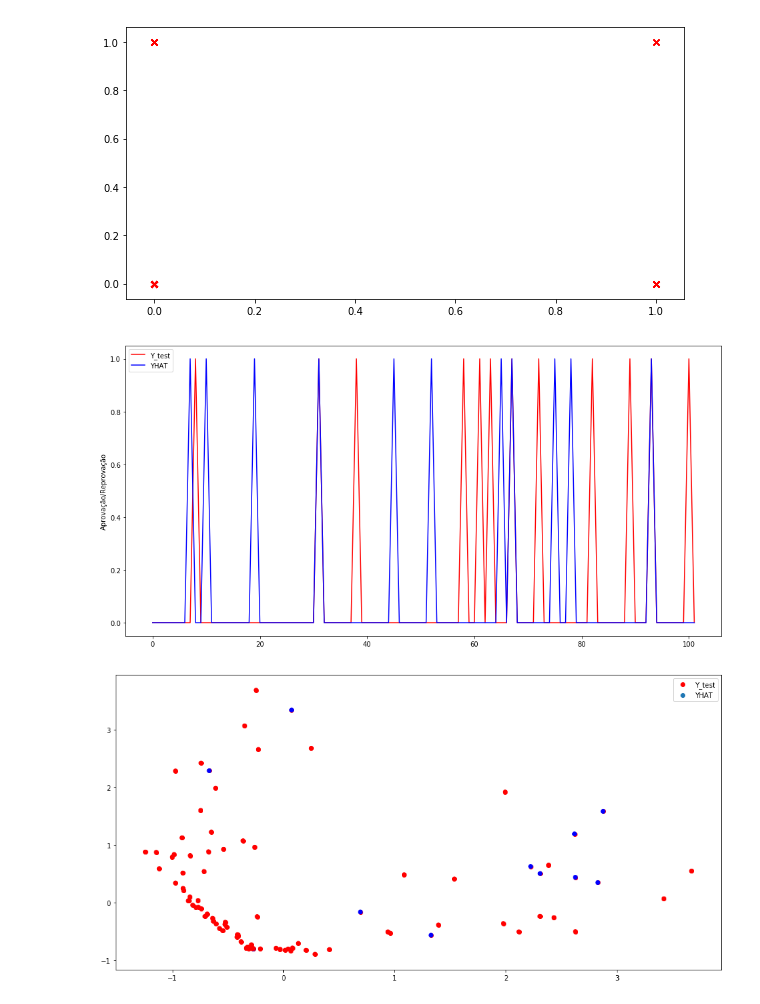
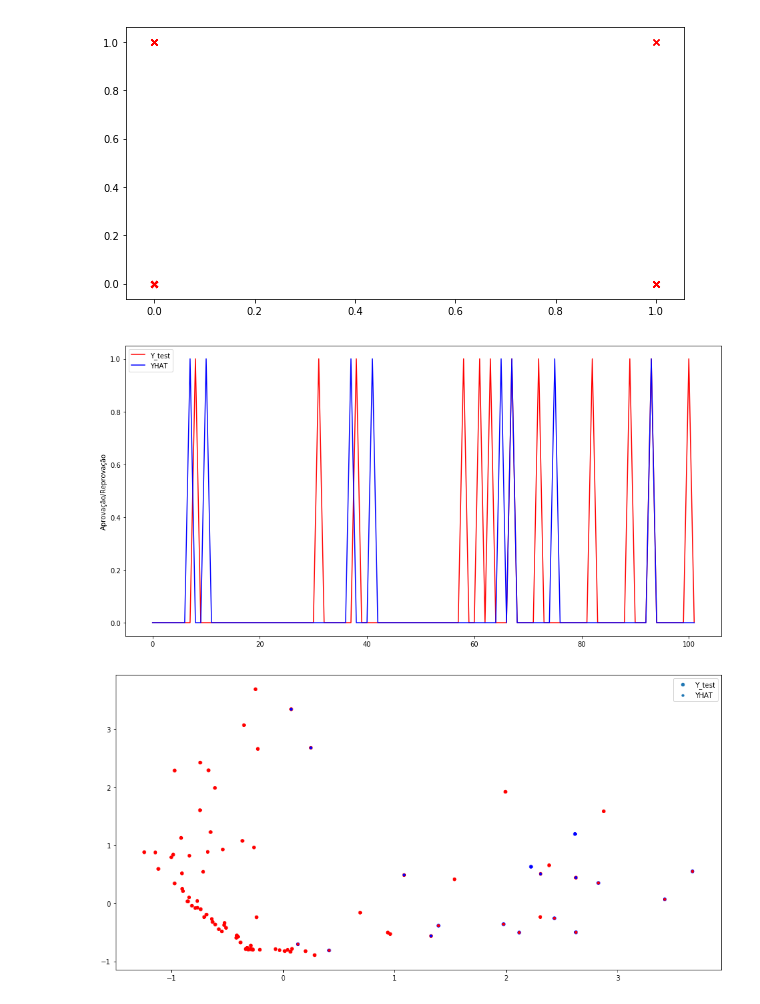
Before and after one commit to gassantos/ML4Edatics, a Jupyter notebook: classificador-aluno-disciplinas/classificador-aluno-disciplinas-aprovacao.ipynb, the cells around one changed output. Drawn from its saved outputs; the diff is of its cells as text; code cells hidden in the pictures.

```diff
--- a/classificador-aluno-disciplinas/classificador-aluno-disciplinas-aprovacao.ipynb
+++ b/classificador-aluno-disciplinas/classificador-aluno-disciplinas-aprovacao.ipynb
@@ -278,3 +278,12 @@ print(Y_test.shape)
 (102,)
 # %% [markdown]
 # Temos que balancear as classes (copiar amostras 1 10 vezes no dado)
+# %%
+ids = np.where(Y_train==1)[0]
+# %%
+X_train_temp = np.array(X_train[ids])
+Y_train_temp = np.array(Y_train[ids])
+# %%
+for i in range(10):
+    X_train = np.vstack([X_train,X_train_temp])
+    Y_train = np.concatenate([Y_train,Y_train_temp])
@@ -295,7 +312,7 @@ plt.plot(sample_weight, 'b-');
 #score = classifiers[6].score(X_test, Y_test, sample_weight=sample_weight)
 
 #Implementação de Classificador pelo Gustavo
-clf = MLPClassifier(solver='lbfgs', alpha=1e-5, hidden_layer_sizes=(5, 2), random_state=1)
+clf = MLPClassifier( hidden_layer_sizes=(200, 100,30,10,5),tol=0.0000000000001,max_iter=2000, random_state=12,verbose=True)
 print('\n=================================================================================')
 print('CLASSIFICADOR: ' +str(clf.fit(X_train, Y_train)))
 print('\n=================================================================================')
@@ -333,14 +354,14 @@ plt.plot(YHAT, 'b-', label='YHAT')
 plt.ylabel('Aprovação/Reprovação')
 plt.legend(loc=2);
 # %% [output]
-[figure, old version]
+[figure, new version]
 # %%
 #plt.scatter(X_test[:,0],X_test[:,1], c=Y_test, cmap=cm_bright)
 #plt.scatter(X_test[:,0],X_test[:,1], s=5, c=YHAT.ravel(), cmap=cm_bright)
 
 plt.figure(figsize=(16,8))
-plt.scatter(X_test[:,0],X_test[:,1], c='r', cmap=cm_bright, label='Y_test')
-plt.scatter(X_test[:,0],X_test[:,1], c=YHAT.ravel(), cmap=cm_bright, label='YHAT')
+plt.scatter(X_test[:,0],X_test[:,1], c=Y_test,s=20, cmap=cm_bright, label='Y_test')
+plt.scatter(X_test[:,0],X_test[:,1], s=10, c=YHAT.ravel(), cmap=cm_bright, label='YHAT')
 plt.legend(loc=1);
 # %% [output]
-[figure, old version]
+[figure, new version]
```
Also changed, not shown: parts of 4 cells of this notebook, 10 other files.
